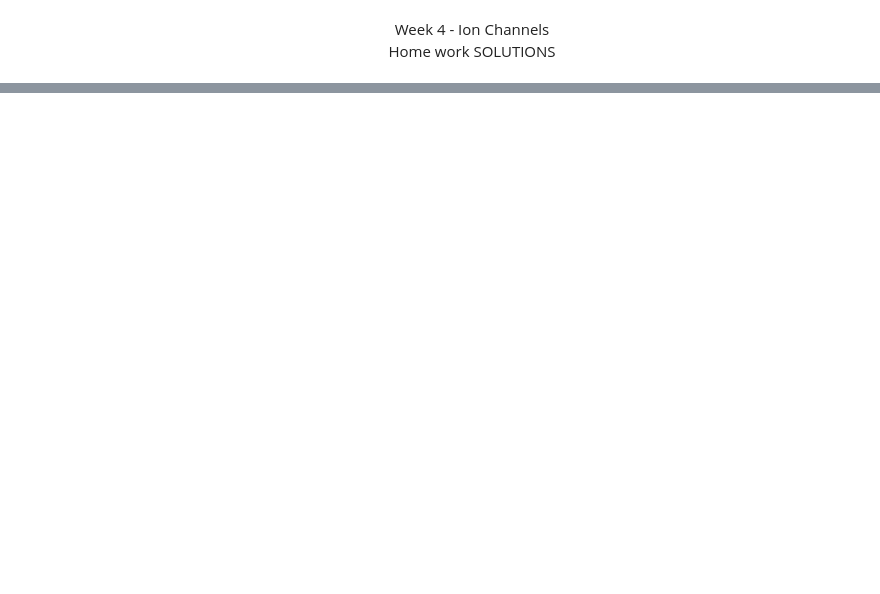
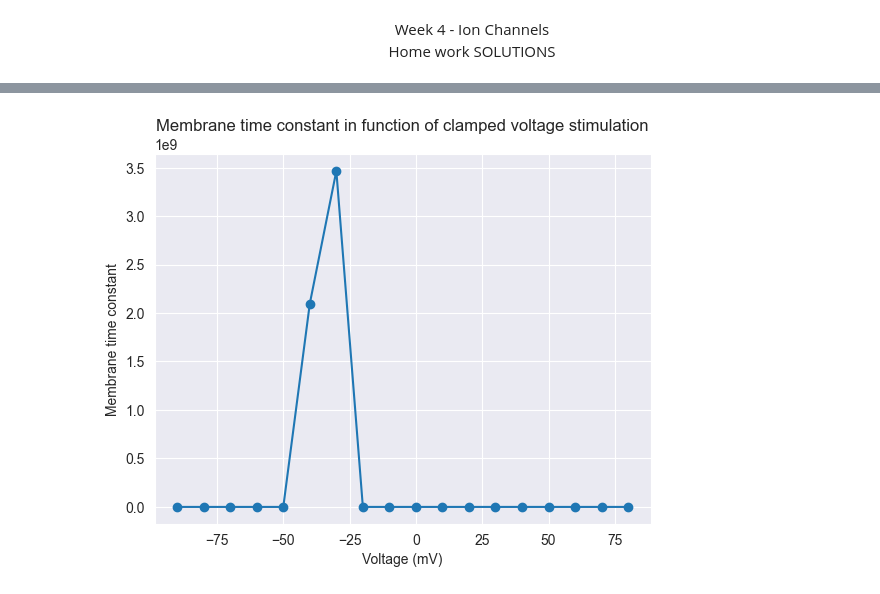
Before and after one commit to ejayromero/biophysics-NX-450, a Jupyter notebook: Week_4/Week4_HomeWork.ipynb, the cells around one changed output, grey strips where cells are left out. Cells and saved outputs as stored; diff of their text form; code cells hidden in the pictures; blank space fills up the shorter version.

```diff
--- a/Week_4/Week4_HomeWork.ipynb
+++ b/Week_4/Week4_HomeWork.ipynb
@@ -24,3 +34,10 @@ Fit each trace between some start time of your choice (choose carefully) and the
 Finally, plot $tau_m$ and $I_k$ against membrane potential (on separate axes). How do they vary with voltage? What does this mean for the behavior of the channel?
 
 [2 pts]
+# %%
+# Open data with python
+data_path = 'Group8/ion_channel.nwb'
+
+data = h5py.File(data_path, 'r')
+print(*data.keys())
+print(data['session_description'][0])
@@ -26,0 +157,5 @@ Finally, plot $tau_m$ and $I_k$ against membrane potential (on separate axes). H
+# %%
+# for repetition 1
+pathway = 'acquisition/timeseries/Activation/repetitions'
+repetition = 1
+plot_fits(data, pathway, repetition)
@@ -26,0 +165,3 @@ Finally, plot $tau_m$ and $I_k$ against membrane potential (on separate axes). H
+# %%
+protocolName = 'Activation'
+repID = '1'
@@ -26,0 +217,5 @@ Finally, plot $tau_m$ and $I_k$ against membrane potential (on separate axes). H
+# %%
+# for repetition 1
+pathway = '/acquisition/timeseries/Activation/repetitions/repetition'
+repetition = 1
+taus=plotDataFiles(data_path, pathway, repetition)
@@ -26,0 +236,14 @@ Finally, plot $tau_m$ and $I_k$ against membrane potential (on separate axes). H
+# %%
+mV=np.linspace(-90,80,18)
+for i in range (4) :
+    taus[i]=0
+
+plt.figure()
+plt.plot(mV,taus)
+plt.scatter(mV,taus)
+plt.title('Membrane time constant in function of clamped voltage stimulation')
+plt.ylabel('Membrane time constant')
+plt.xlabel('Voltage (mV)')
+plt.show()
+# %% [output]
+[figure, added]
```
Also changed, not shown: parts of 17 cells of this notebook.
